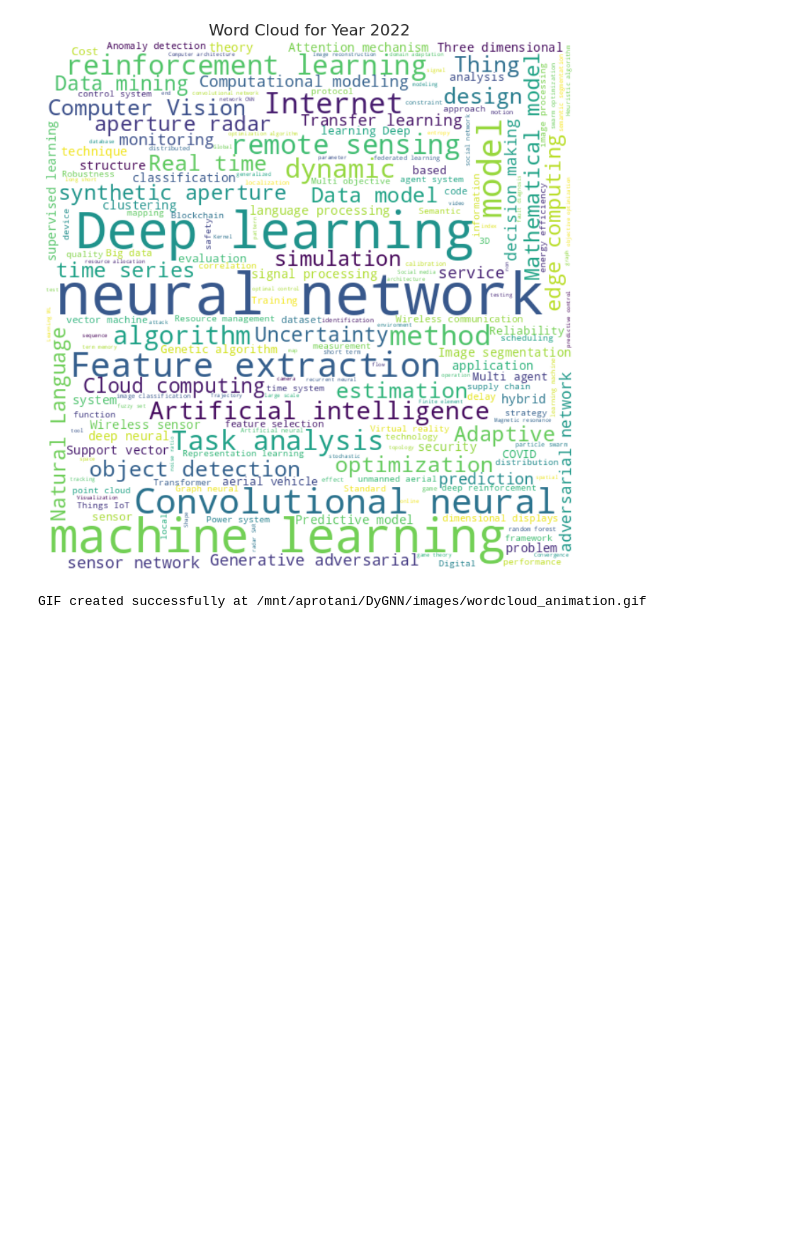
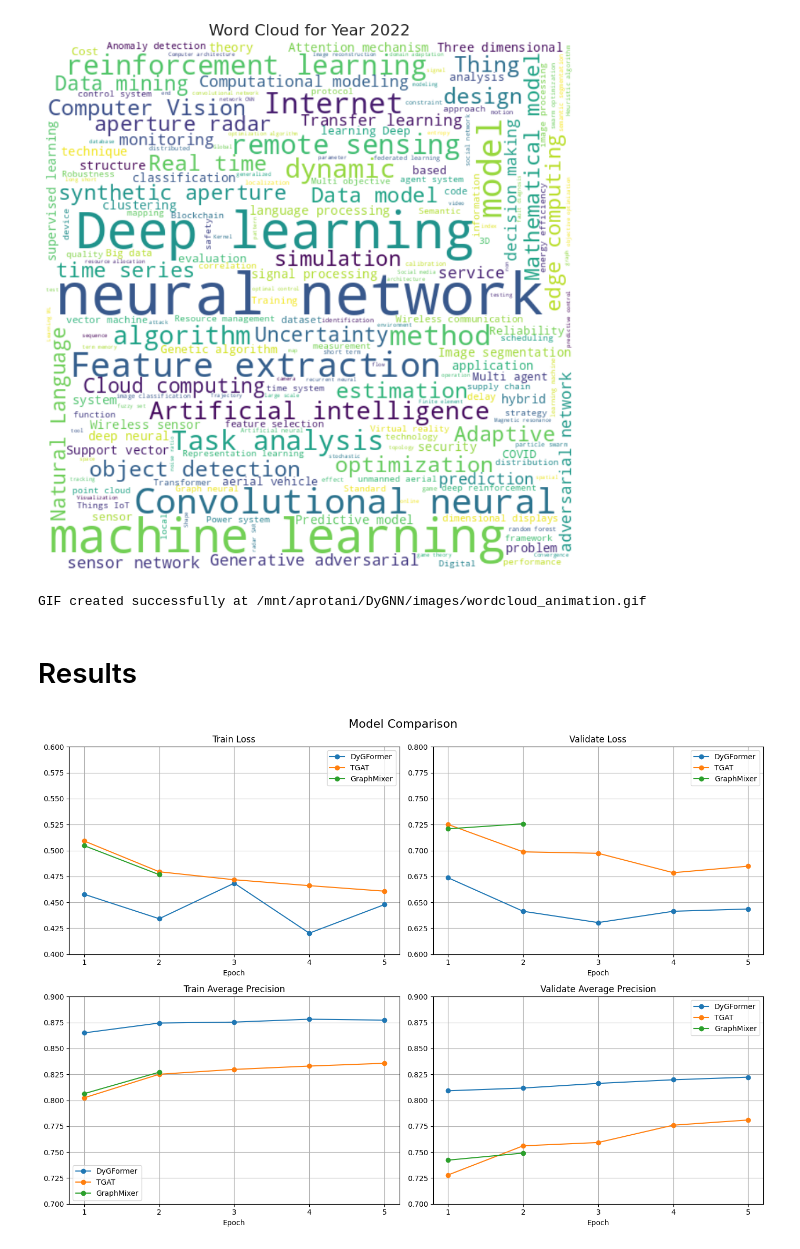
Before and after one commit to Prot10/DyGNN, a Jupyter notebook: analysis.ipynb, the cells around one changed output. Saved outputs shown, nothing was run; the diff lists cells and outputs as text; code cells hidden in the pictures; blank space fills up the shorter version.

```diff
--- a/eda.ipynb
+++ b/analysis.ipynb
@@ -241,3 +241,5 @@ else:
     print("No matching images found.")
 # %% [output]
 GIF created successfully at /mnt/aprotani/DyGNN/images/wordcloud_animation.gif
+# %% [markdown]
+# Results
@@ -243,0 +352,11 @@ GIF created successfully at /mnt/aprotani/DyGNN/images/wordcloud_animation.gif
+# %%
+log_files = [
+    "dygnn/DyGLib/logs/DyGFormer/citations/DyGFormer_seed0/1727687804.3070352.log",
+    "dygnn/DyGLib/logs/TGAT/citations/TGAT_seed0/1727796047.536088.log",
+    "dygnn/DyGLib/logs/GraphMixer/citations/GraphMixer_seed0/1727855872.6320279.log",
+]
+
+all_results = process_log_files(log_files)
+plot_comparison(all_results)
+# %% [output]
+[figure, added]
```
Also changed, not shown: parts of 1 cell of this notebook, 3 other files.
